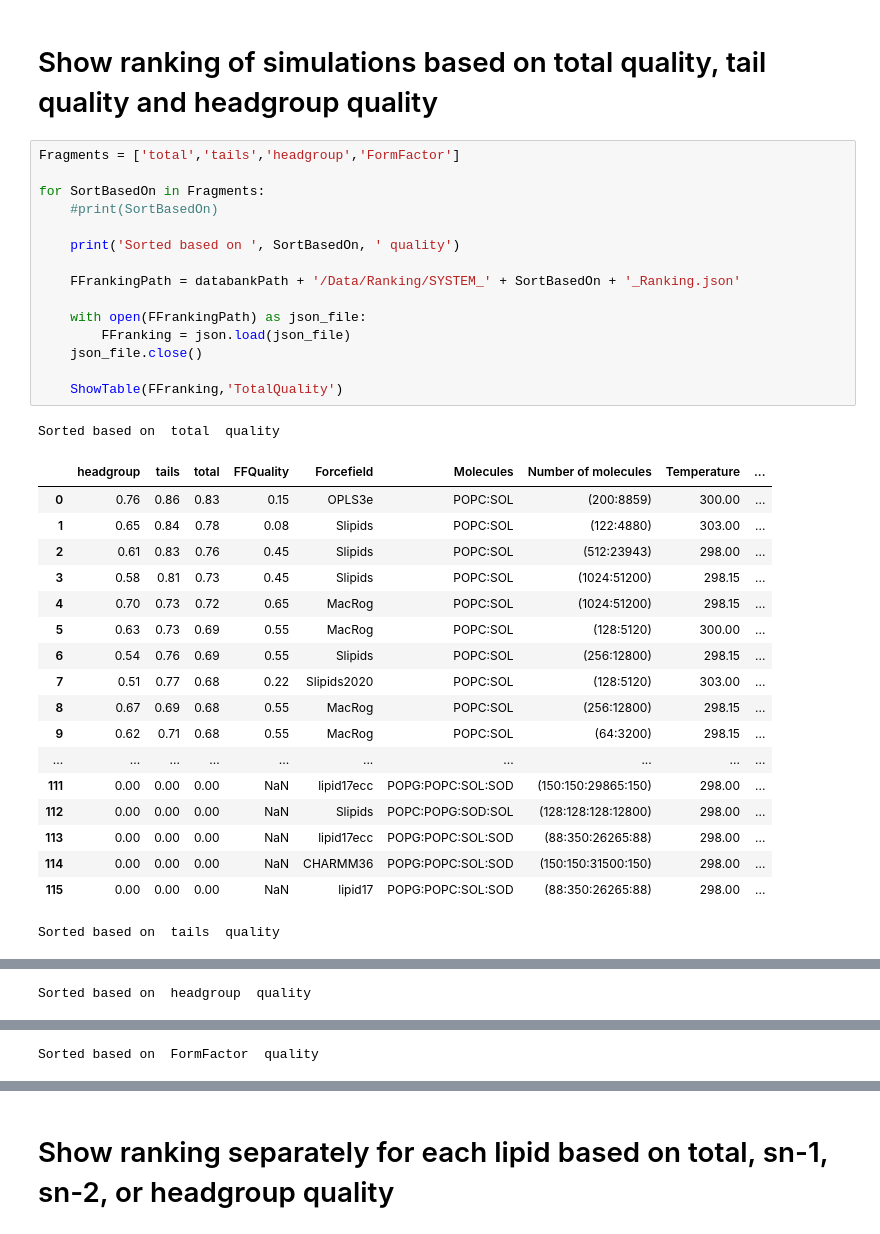
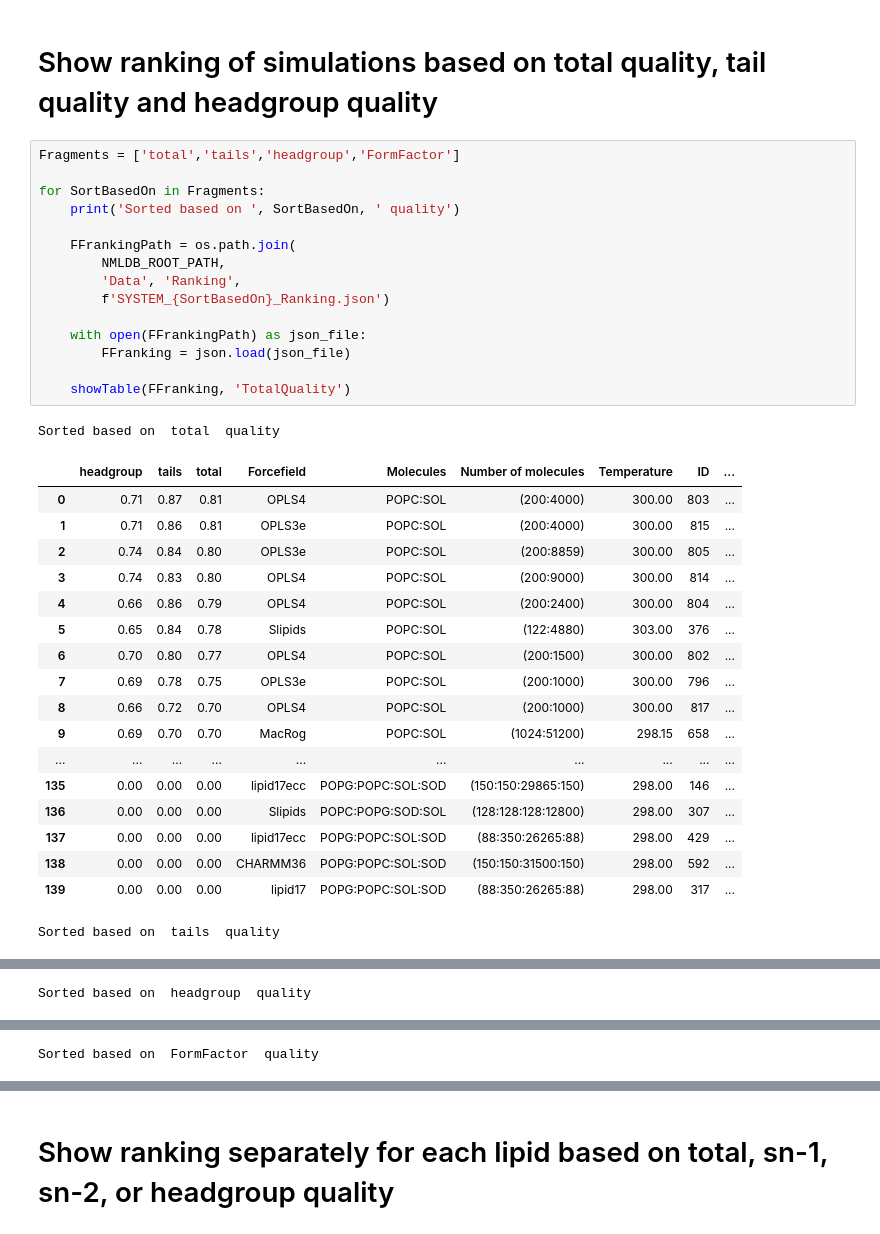
Before and after one commit to yetulaxman/databank-template, a Jupyter notebook: scripts/plotQuality.ipynb, the cells around one changed output, grey strips where cells are left out. Drawn from its saved outputs; the diff is of its cells as text.

Commit message:
remove duplicated plotSimulation; fix plotQuality

```diff
--- a/scripts/plotQuality.ipynb
+++ b/scripts/plotQuality.ipynb
@@ -49,35 +50,35 @@ Databank initialized from the folder: /home/sosamuli/work/NMRlipids/Databank/Dat
 # %%
 Fragments = ['total','tails','headgroup','FormFactor']
 
 for SortBasedOn in Fragments:
-    #print(SortBasedOn)
-
     print('Sorted based on ', SortBasedOn, ' quality')
 
-    FFrankingPath = databankPath + '/Data/Ranking/SYSTEM_' + SortBasedOn + '_Ranking.json'
+    FFrankingPath = os.path.join(
+        NMLDB_ROOT_PATH,
+        'Data', 'Ranking',
+        f'SYSTEM_{SortBasedOn}_Ranking.json')
 
     with open(FFrankingPath) as json_file:
         FFranking = json.load(json_file)
-    json_file.close()
 
-    ShowTable(FFranking,'TotalQuality')
+    showTable(FFranking, 'TotalQuality')
 # %% [output]
 Sorted based on  total  quality
-|  | headgroup | tails | total | FFQuality | Forcefield | Molecules | Number of molecules | Temperature | ... |
-| 0 | 0.76 | 0.86 | 0.83 | 0.15 | OPLS3e | POPC:SOL | (200:8859) | 300.00 | ... |
-| 1 | 0.65 | 0.84 | 0.78 | 0.08 | Slipids | POPC:SOL | (122:4880) | 303.00 | ... |
-| 2 | 0.61 | 0.83 | 0.76 | 0.45 | Slipids | POPC:SOL | (512:23943) | 298.00 | ... |
-| 3 | 0.58 | 0.81 | 0.73 | 0.45 | Slipids | POPC:SOL | (1024:51200) | 298.15 | ... |
-| 4 | 0.70 | 0.73 | 0.72 | 0.65 | MacRog | POPC:SOL | (1024:51200) | 298.15 | ... |
-| 5 | 0.63 | 0.73 | 0.69 | 0.55 | MacRog | POPC:SOL | (128:5120) | 300.00 | ... |
-| 6 | 0.54 | 0.76 | 0.69 | 0.55 | Slipids | POPC:SOL | (256:12800) | 298.15 | ... |
-| 7 | 0.51 | 0.77 | 0.68 | 0.22 | Slipids2020 | POPC:SOL | (128:5120) | 303.00 | ... |
-| 8 | 0.67 | 0.69 | 0.68 | 0.55 | MacRog | POPC:SOL | (256:12800) | 298.15 | ... |
-| 9 | 0.62 | 0.71 | 0.68 | 0.55 | MacRog | POPC:SOL | (64:3200) | 298.15 | ... |
+|  | headgroup | tails | total | Forcefield | Molecules | Number of molecules | Temperature | ID | ... |
+| 0 | 0.71 | 0.87 | 0.81 | OPLS4 | POPC:SOL | (200:4000) | 300.00 | 803 | ... |
+| 1 | 0.71 | 0.86 | 0.81 | OPLS3e | POPC:SOL | (200:4000) | 300.00 | 815 | ... |
+| 2 | 0.74 | 0.84 | 0.80 | OPLS3e | POPC:SOL | (200:8859) | 300.00 | 805 | ... |
+| 3 | 0.74 | 0.83 | 0.80 | OPLS4 | POPC:SOL | (200:9000) | 300.00 | 814 | ... |
+| 4 | 0.66 | 0.86 | 0.79 | OPLS4 | POPC:SOL | (200:2400) | 300.00 | 804 | ... |
+| 5 | 0.65 | 0.84 | 0.78 | Slipids | POPC:SOL | (122:4880) | 303.00 | 376 | ... |
+| 6 | 0.70 | 0.80 | 0.77 | OPLS4 | POPC:SOL | (200:1500) | 300.00 | 802 | ... |
+| 7 | 0.69 | 0.78 | 0.75 | OPLS3e | POPC:SOL | (200:1000) | 300.00 | 796 | ... |
+| 8 | 0.66 | 0.72 | 0.70 | OPLS4 | POPC:SOL | (200:1000) | 300.00 | 817 | ... |
+| 9 | 0.69 | 0.70 | 0.70 | MacRog | POPC:SOL | (1024:51200) | 298.15 | 658 | ... |
 | ... | ... | ... | ... | ... | ... | ... | ... | ... | ... |
-| 111 | 0.00 | 0.00 | 0.00 | NaN | lipid17ecc | POPG:POPC:SOL:SOD | (150:150:29865:150) | 298.00 | ... |
-| 112 | 0.00 | 0.00 | 0.00 | NaN | Slipids | POPC:POPG:SOD:SOL | (128:128:128:12800) | 298.00 | ... |
-| 113 | 0.00 | 0.00 | 0.00 | NaN | lipid17ecc | POPG:POPC:SOL:SOD | (88:350:26265:88) | 298.00 | ... |
-| 114 | 0.00 | 0.00 | 0.00 | NaN | CHARMM36 | POPG:POPC:SOL:SOD | (150:150:31500:150) | 298.00 | ... |
-| 115 | 0.00 | 0.00 | 0.00 | NaN | lipid17 | POPG:POPC:SOL:SOD | (88:350:26265:88) | 298.00 | ... |
+| 135 | 0.00 | 0.00 | 0.00 | lipid17ecc | POPG:POPC:SOL:SOD | (150:150:29865:150) | 298.00 | 146 | ... |
+| 136 | 0.00 | 0.00 | 0.00 | Slipids | POPC:POPG:SOD:SOL | (128:128:128:12800) | 298.00 | 307 | ... |
+| 137 | 0.00 | 0.00 | 0.00 | lipid17ecc | POPG:POPC:SOL:SOD | (88:350:26265:88) | 298.00 | 429 | ... |
+| 138 | 0.00 | 0.00 | 0.00 | CHARMM36 | POPG:POPC:SOL:SOD | (150:150:31500:150) | 298.00 | 592 | ... |
+| 139 | 0.00 | 0.00 | 0.00 | lipid17 | POPG:POPC:SOL:SOD | (88:350:26265:88) | 298.00 | 317 | ... |
 Sorted based on  tails  quality
```
Also changed, not shown: parts of 5 cells of this notebook, 1 other file.
